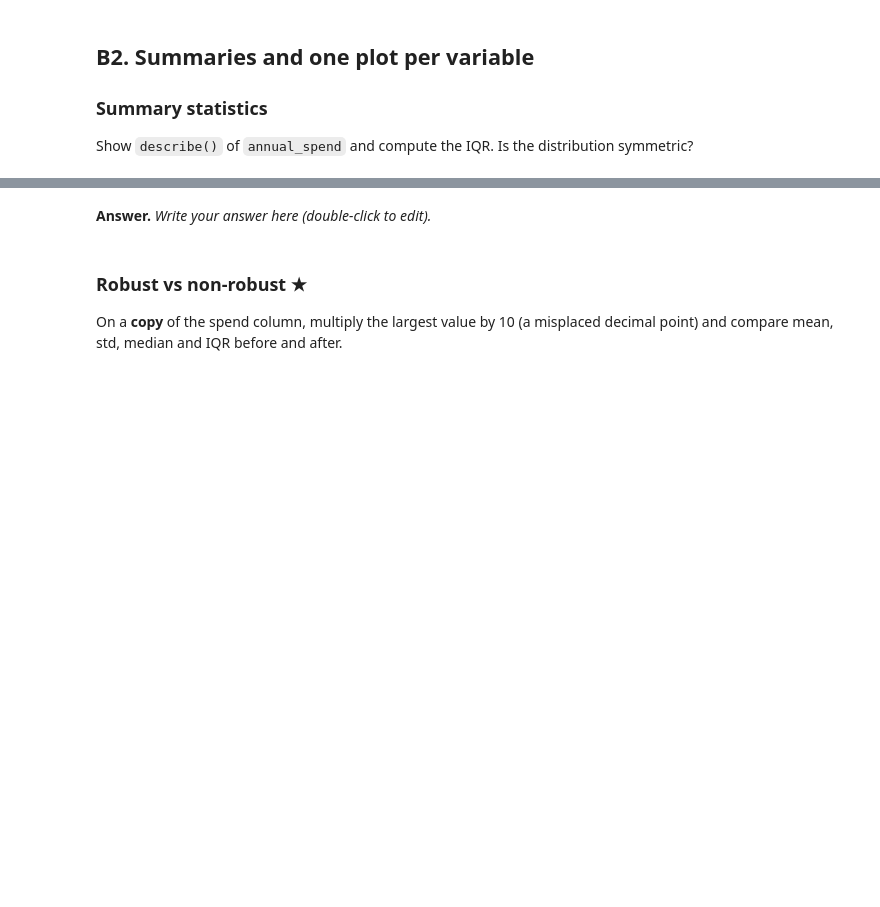
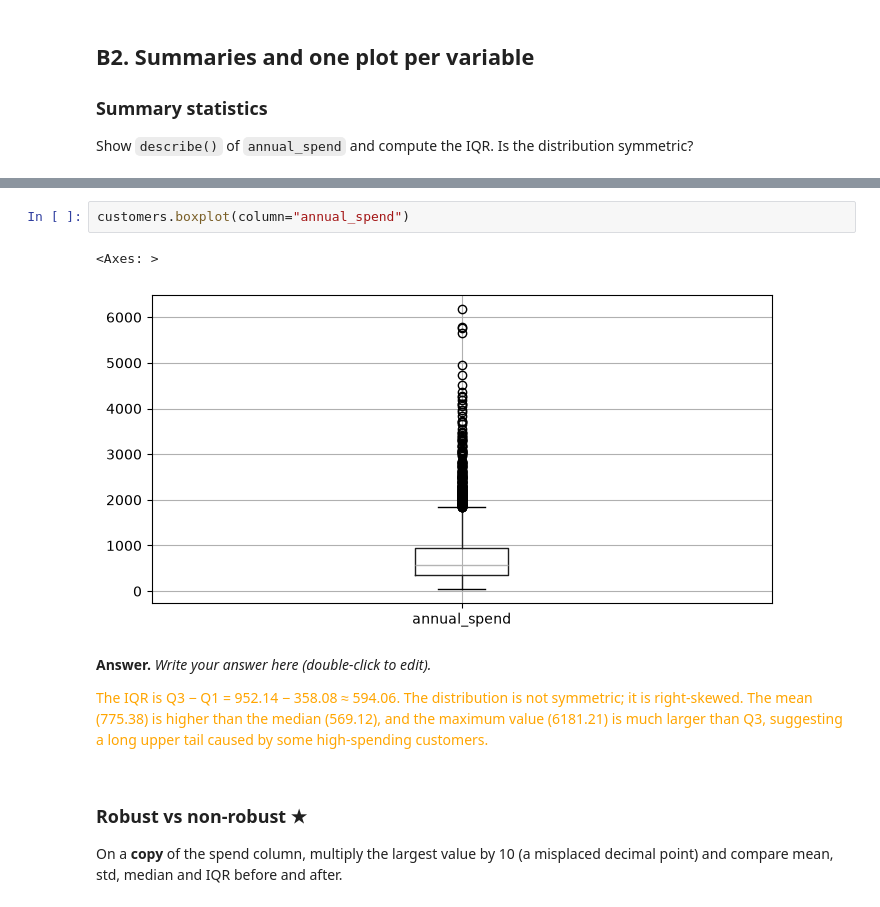
Before and after one commit to mengxian0913/MLDM_Unibo_public, a Jupyter notebook: ML_Lab/notebooks/lab01-eda/lab01-eda.ipynb, the cells around one changed output, grey strips where cells are left out. Cells and saved outputs as stored; diff of their text form; blank space fills up the shorter version.

```diff
--- a/ML_Lab/notebooks/lab01-eda/lab01-eda.ipynb
+++ b/ML_Lab/notebooks/lab01-eda/lab01-eda.ipynb
@@ -494,5 +523,16 @@ IQR: 594.0625
+# %%
+customers.boxplot(column="annual_spend")
+# %% [output]
+<Axes: >
+[figure, added]
 # %% [markdown]
 **Answer.** *Write your answer here (double-click to edit).*
+
+<font color="orange">
+
+The IQR is Q3 − Q1 = 952.14 − 358.08 ≈ 594.06. The distribution is not symmetric; it is right-skewed. The mean (775.38) is higher than the median (569.12), and the maximum value (6181.21) is much larger than Q3, suggesting a long upper tail caused by some high-spending customers.
+
+</font>
 # %% [markdown]
 ### Robust vs non-robust ★
 
```
Also changed, not shown: parts of 68 cells of this notebook.
